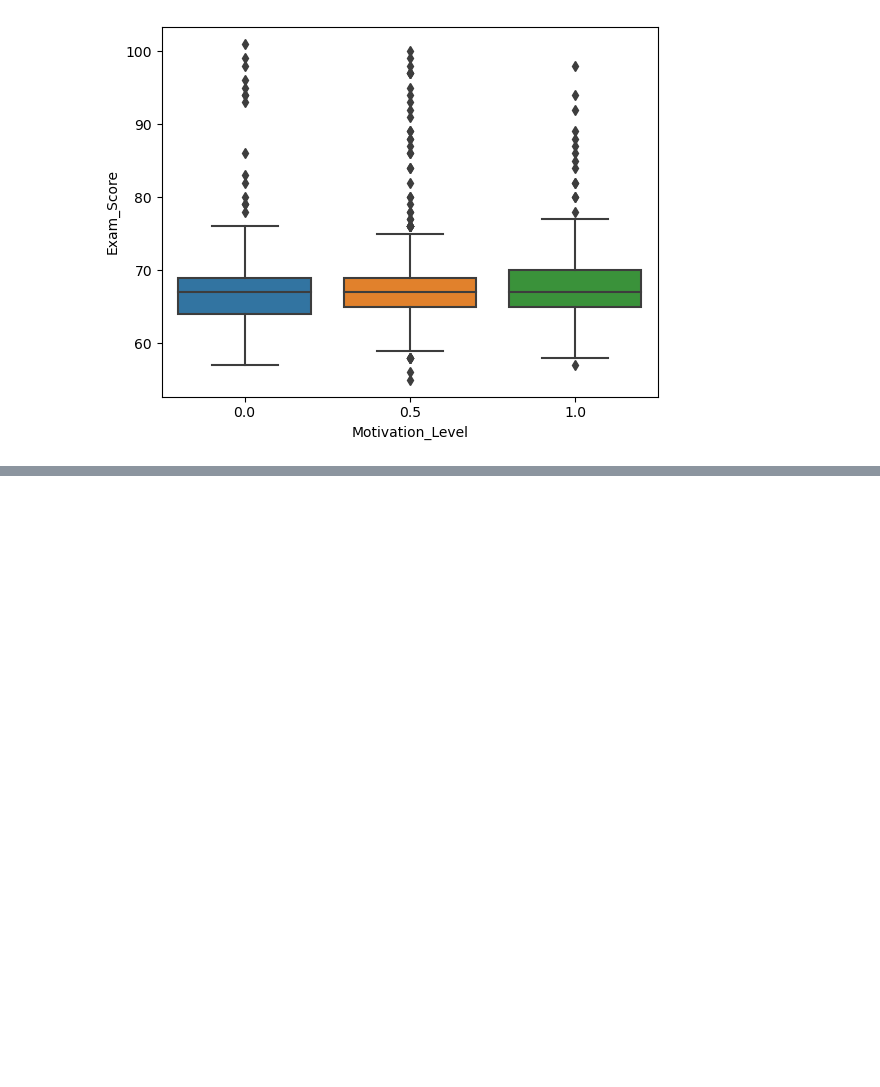
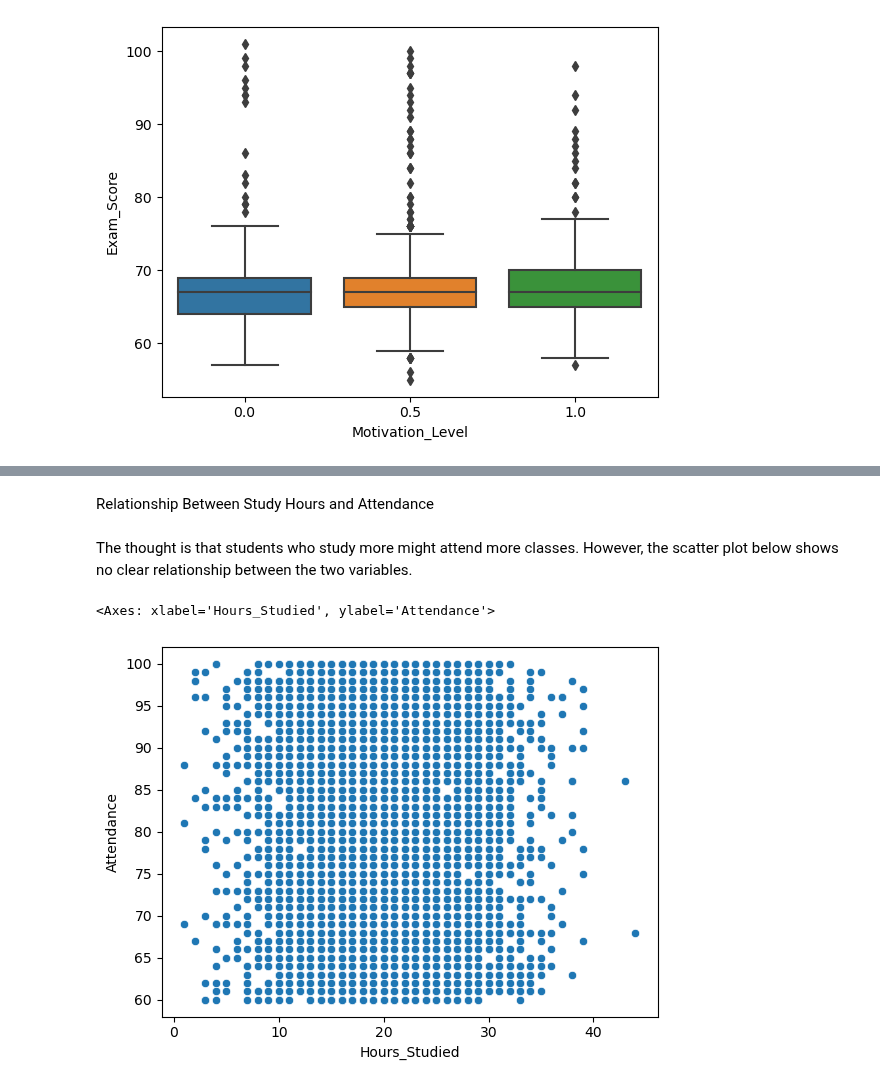
Before and after one commit to setarehsalkhi/OMIS-114-Project, a Jupyter notebook: CleanedData.ipynb, the cells around one changed output, grey strips where cells are left out. Saved outputs shown, nothing was run; the diff lists cells and outputs as text; code cells hidden in the pictures; blank space fills up the shorter version.

```diff
--- a/CleanedData.ipynb
+++ b/CleanedData.ipynb
@@ -433,0 +448,9 @@ Hence, motivation may influence performance but isn't the sole determining facto
+# %% [markdown]
+Relationship Between Study Hours and Attendance
+# %% [markdown]
+The thought is that students who study more might attend more classes. However, the scatter plot below shows no clear relationship between the two variables.
+# %%
+sns.scatterplot(x = "Hours_Studied", y = "Attendance", data=df)
+# %% [output]
+<Axes: xlabel='Hours_Studied', ylabel='Attendance'>
+[figure, added]
```
Also changed, not shown: parts of 11 cells of this notebook.
